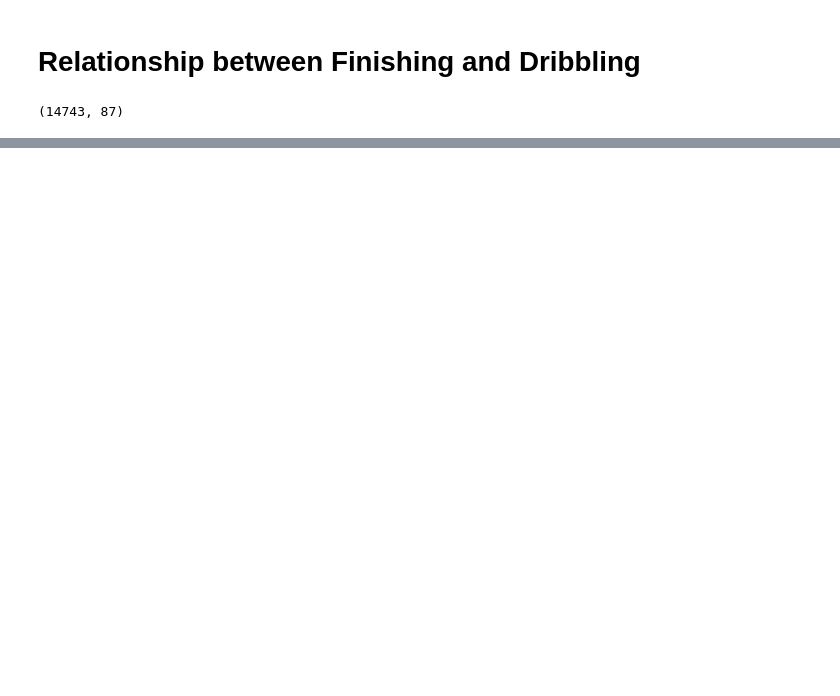
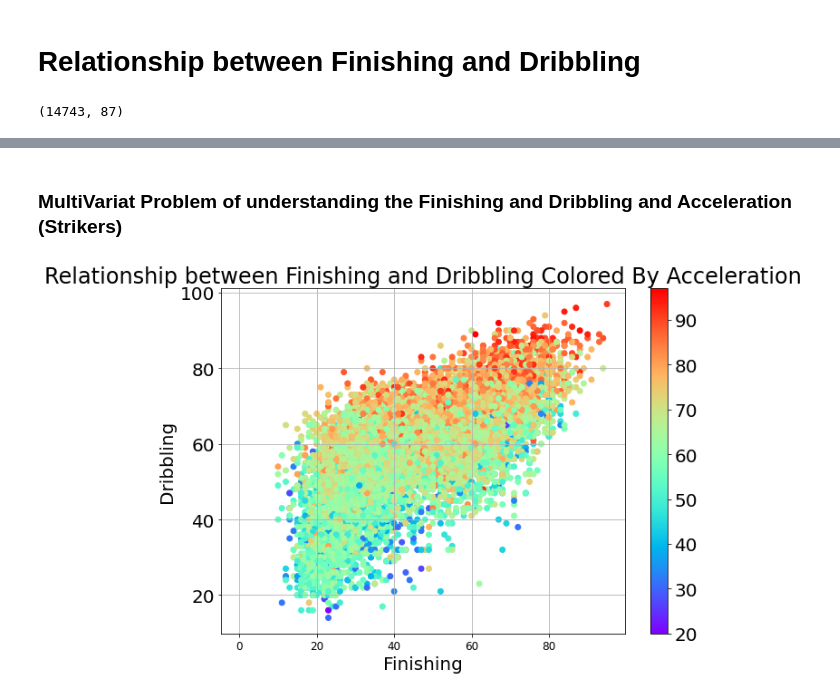
Before and after one commit to Amrmoslim/Machine-Learning, a Jupyter notebook: FIFA19.ipynb, the cells around one changed output, grey strips where cells are left out. Saved outputs shown, nothing was run; the diff lists cells and outputs as text; code cells hidden in the pictures; blank space fills up the shorter version.

```diff
--- a/FIFA19.ipynb
+++ b/FIFA19.ipynb
@@ -153,0 +162,13 @@ plt.show();
+# %% [markdown]
+### MultiVariat Problem of understanding the Finishing and Dribbling and Acceleration (Strikers)
+# %%
+plt.figure(figsize=(10,7))
+plt.scatter( fifa.Finishing, fifa.Dribbling, c = fifa.Acceleration, cmap= 'rainbow')
+plt.colorbar()
+plt.xlabel('Finishing')
+plt.ylabel('Dribbling')
+plt.title('Relationship between Finishing and Dribbling Colored By Acceleration')
+plt.grid()
+plt.show();
+# %% [output]
+[figure, added]
```
Also changed, not shown: parts of 12 cells of this notebook.
